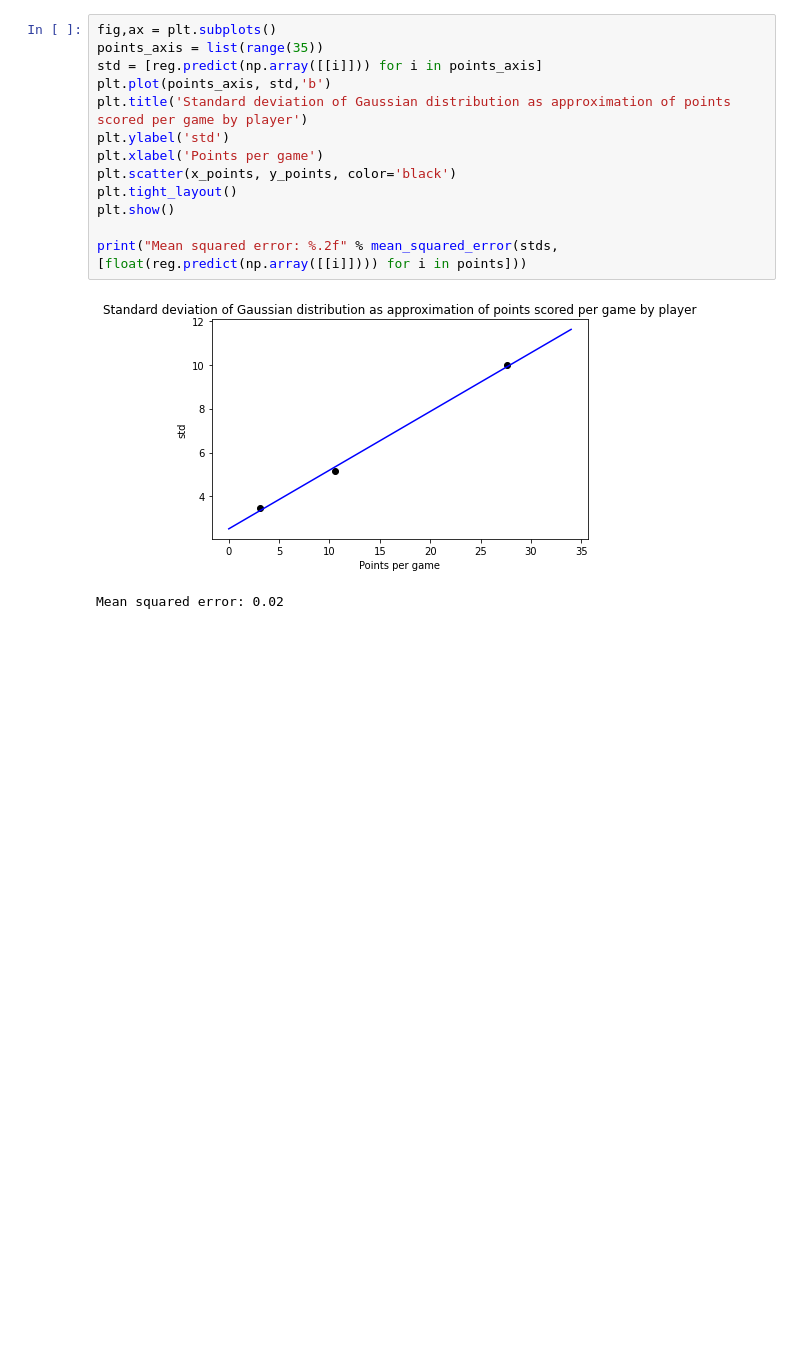
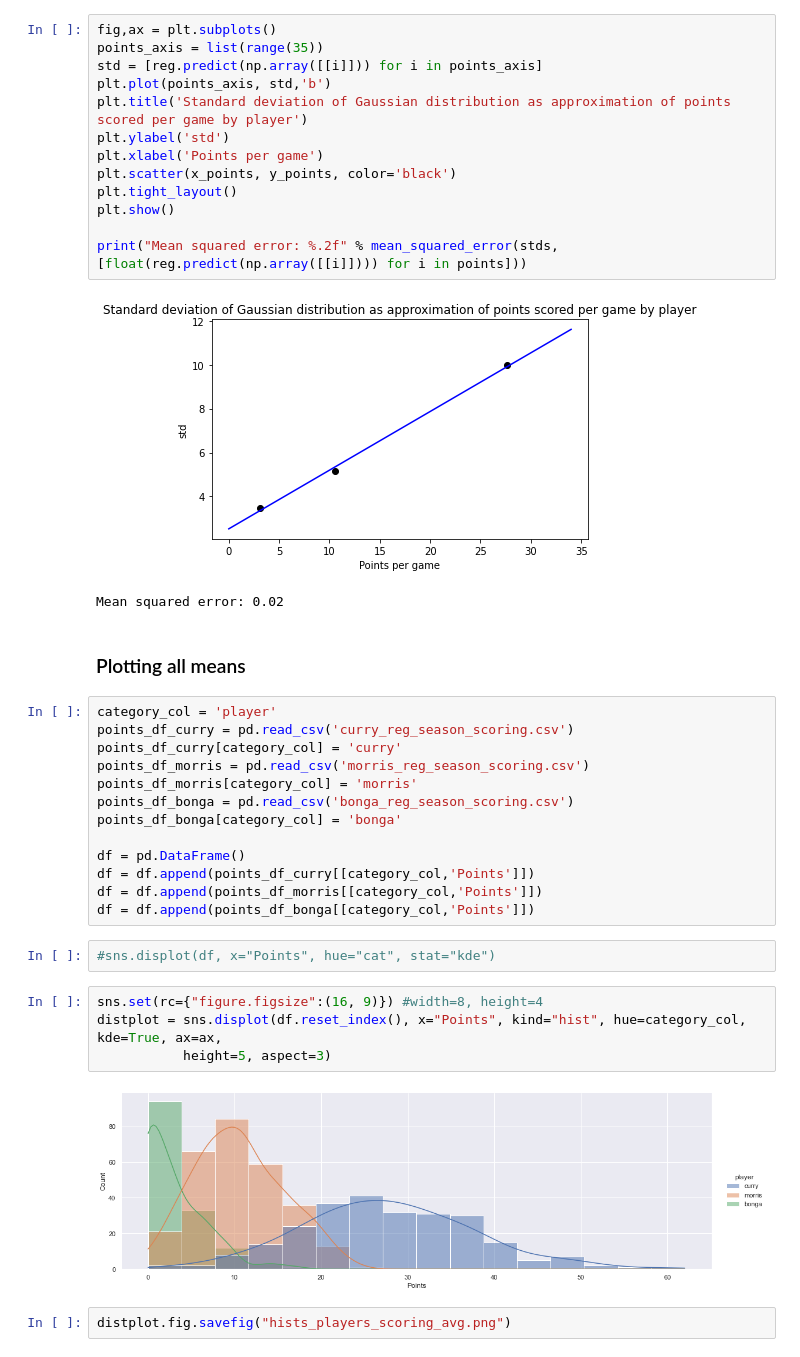
Before and after one commit to gabrielfior/nba-franchise-manager, a Jupyter notebook: notebooks/analysis_point_scored_per_game.ipynb, the cells around one changed output. Saved outputs shown, nothing was run; the diff lists cells and outputs as text; blank space fills up the shorter version.

```diff
--- a/notebooks/analysis_point_scored_per_game.ipynb
+++ b/notebooks/analysis_point_scored_per_game.ipynb
@@ -118,3 +118,28 @@ print("Mean squared error: %.2f" % mean_squared_error(stds, [float(reg.predict(n
 # %% [output]
 [figure]
 Mean squared error: 0.02
+# %% [markdown]
+### Plotting all means
+# %%
+category_col = 'player'
+points_df_curry = pd.read_csv('curry_reg_season_scoring.csv')
+points_df_curry[category_col] = 'curry'
+points_df_morris = pd.read_csv('morris_reg_season_scoring.csv')
+points_df_morris[category_col] = 'morris'
+points_df_bonga = pd.read_csv('bonga_reg_season_scoring.csv')
+points_df_bonga[category_col] = 'bonga'
+
+df = pd.DataFrame()
+df = df.append(points_df_curry[[category_col,'Points']])
+df = df.append(points_df_morris[[category_col,'Points']])
+df = df.append(points_df_bonga[[category_col,'Points']])
+# %%
+#sns.displot(df, x="Points", hue="cat", stat="kde")
+# %%
+sns.set(rc={"figure.figsize":(16, 9)}) #width=8, height=4
+distplot = sns.displot(df.reset_index(), x="Points", kind="hist", hue=category_col, kde=True, ax=ax,
+           height=5, aspect=3)
+# %% [output]
+[figure, added]
+# %%
+distplot.fig.savefig("hists_players_scoring_avg.png")
```
Also changed, not shown: parts of 7 cells of this notebook, 12 other files.
